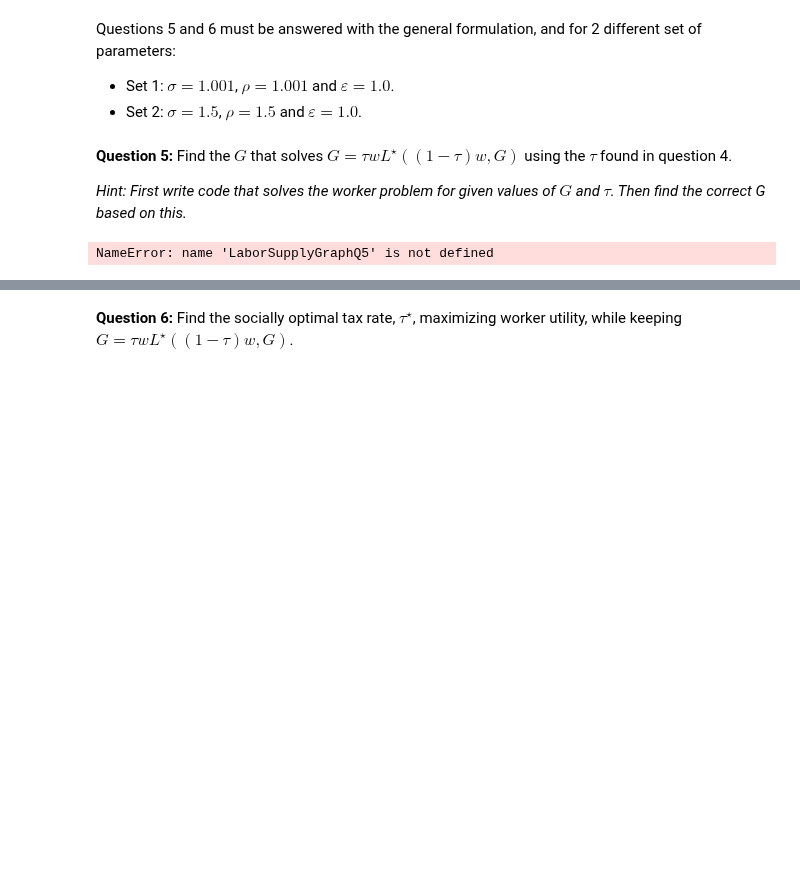
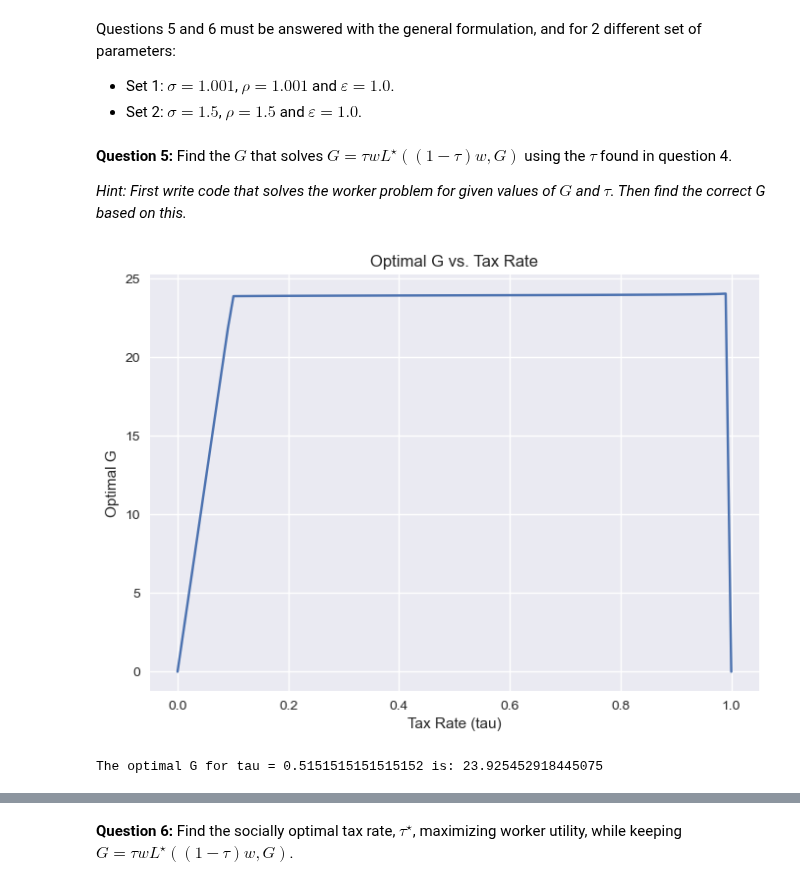
Before and after one commit to NumEconCopenhagen/projects-2023-frederikke-x2-og-sofie, a Jupyter notebook: Exam/Exam-2023-notebook.ipynb, the cells around one changed output, grey strips where cells are left out. Drawn from its saved outputs; the diff is of its cells as text; code cells hidden in the pictures; blank space fills up the shorter version.

```diff
--- a/Exam/Exam-2023-notebook.ipynb
+++ b/Exam/Exam-2023-notebook.ipynb
@@ -181,25 +181,26 @@ Questions 5 and 6 must be answered with the general formulation, and for 2 diffe
 
 *Hint: First write code that solves the worker problem for given values of $G$ and $\tau$. Then find the correct G based on this.*
 # %%
-# write your code here
-# Set the parameters for the first set
+from Exam import LaborSupplyGraphQ5
+
 alpha = 0.5
 kappa = 1.0
-nu = 1.0 / (2 * 16 ** 2)
+nu = 1.0/(1*16**2)
 sigma = 1.001
 rho = 1.001
 epsilon = 1.0
 
-# Create an instance of the modified LaborSupplyGraphQ5 class
-model_set1 = LaborSupplyGraphQ5(alpha, kappa, nu, sigma, rho, epsilon)
+w = 10.0
+tau = 0.5151515151515152
 
-# Generate range of tau values
-tau_range = np.linspace(0, 1, 100)
+model = LaborSupplyGraphQ5(alpha, kappa, nu, sigma, rho, epsilon)
+optimal_G = model.solve_optimal_G(w, tau)
 
-# Set the value of w
-w = 1.0
+model = LaborSupplyGraphQ5(alpha, kappa, nu, sigma, rho, epsilon)
+tau_range = np.linspace(0, 1, 100)  # Range of tax rates from 0 to 1
+model.plot_optimal_G(w, tau_range)
 
-# Plot the optimal G values
-model_set1.plot_optimal_G(w, tau_range)
+print(f"The optimal G for tau = {tau} is: {optimal_G}")
 # %% [output]
+[figure, added]
-NameError: name 'LaborSupplyGraphQ5' is not defined
+The optimal G for tau = 0.5151515151515152 is: 23.925452918445075
```
Also changed, not shown: parts of 1 cell of this notebook, 1 other file.
